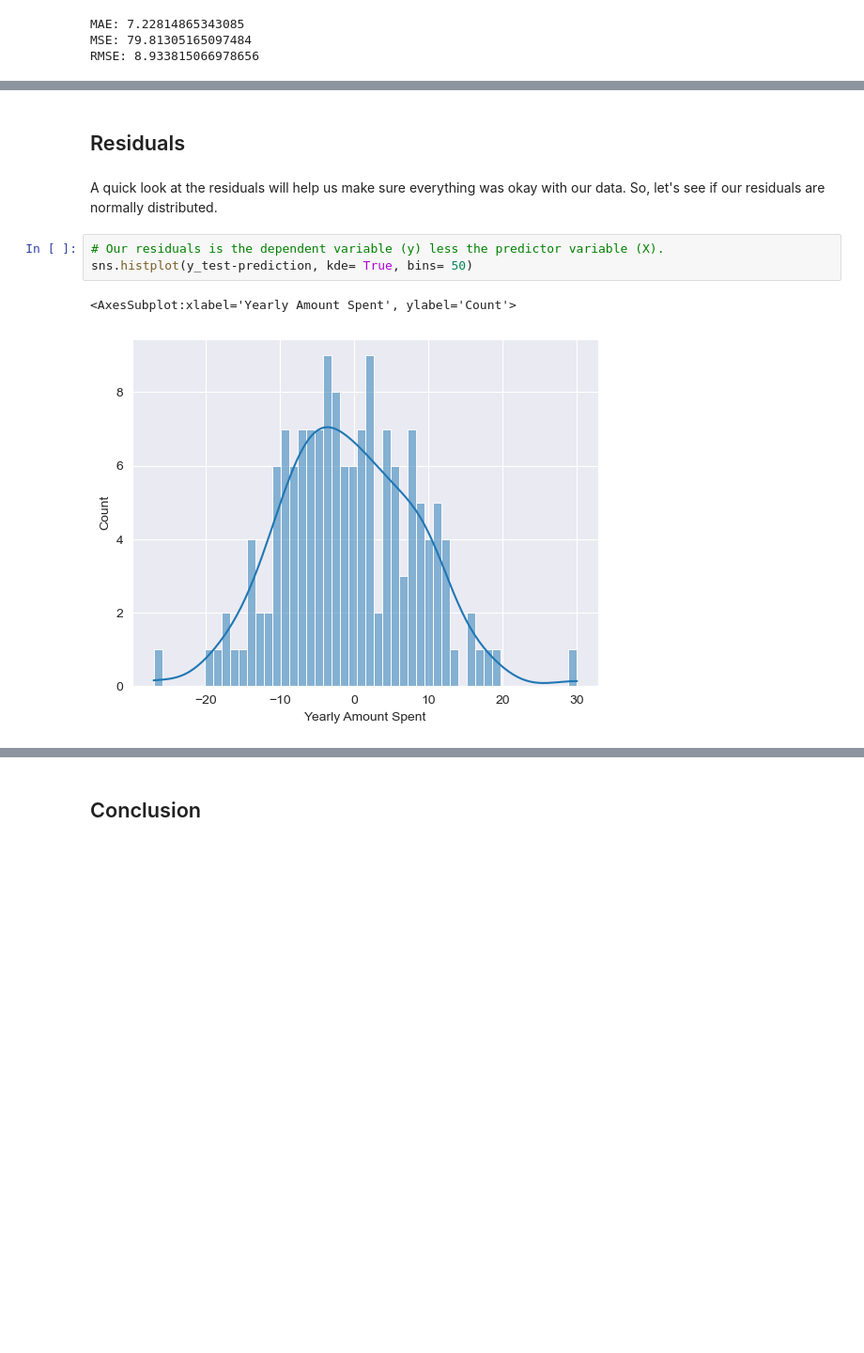
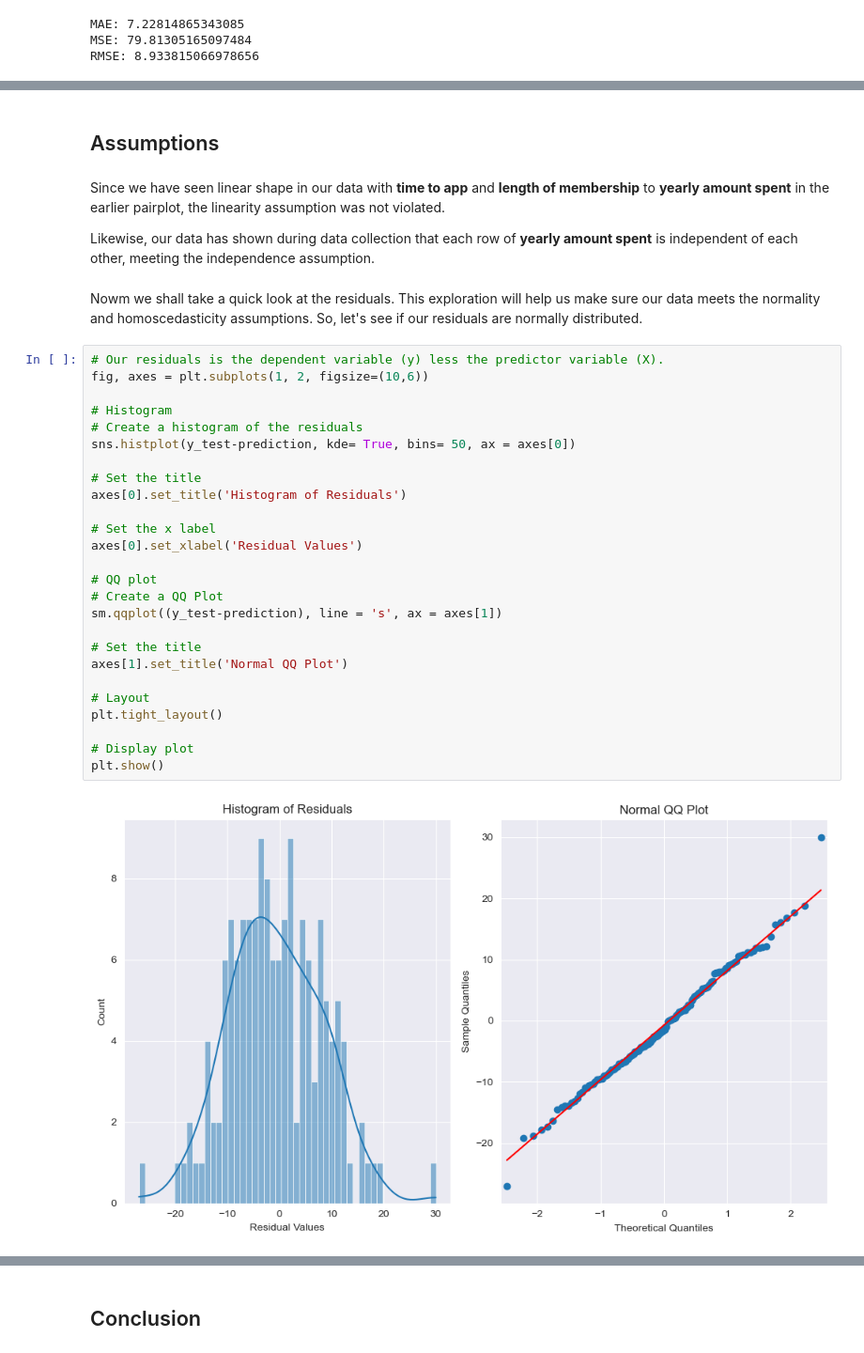
Before and after one commit to Nero103/Project-Linear-Regression-ECommerce, a Jupyter notebook: Linear Regression Project (E-Commerce).ipynb, the cells around one changed output, grey strips where cells are left out. Shown at 94% size. Drawn from its saved outputs; the diff is of its cells as text; blank space fills up the shorter version.

```diff
--- a/Linear Regression Project (E-Commerce).ipynb
+++ b/Linear Regression Project (E-Commerce).ipynb
@@ -210,10 +253,36 @@ metrics.explained_variance_score(y_test, prediction)
 # %% [markdown]
-## Residuals
+## Assumptions
+# %% [markdown]
+Since we have seen linear shape in our data with **time to app** and **length of membership** to **yearly amount spent** in the earlier pairplot, the linearity assumption was not violated.
+
+Likewise, our data has shown during data collection that each row of **yearly amount spent** is independent of each other, meeting the independence assumption.
 # %% [markdown]
-A quick look at the residuals will help us make sure everything was okay with our data. So, let's see if our residuals are normally distributed.
+Nowm we shall take a quick look at the residuals. This exploration will help us make sure our data meets the normality and homoscedasticity assumptions. So, let's see if our residuals are normally distributed.
-# %%
-# Our residuals is the dependent variable (y) less the predictor variable (X).
-sns.histplot(y_test-prediction, kde= True, bins= 50)
-# %% [output]
-<AxesSubplot:xlabel='Yearly Amount Spent', ylabel='Count'>
-[figure, removed]
+# %%
+# Our residuals is the dependent variable (y) less the predictor variable (X).
+fig, axes = plt.subplots(1, 2, figsize=(10,6))
+
+# Histogram
+# Create a histogram of the residuals
+sns.histplot(y_test-prediction, kde= True, bins= 50, ax = axes[0])
+
+# Set the title
+axes[0].set_title('Histogram of Residuals')
+
+# Set the x label
+axes[0].set_xlabel('Residual Values')
+
+# QQ plot
+# Create a QQ Plot
+sm.qqplot((y_test-prediction), line = 's', ax = axes[1])
+
+# Set the title
+axes[1].set_title('Normal QQ Plot')
+
+# Layout
+plt.tight_layout()
+
+# Display plot
+plt.show()
+# %% [output]
+[figure, added]
```
Also changed, not shown: parts of 54 cells of this notebook.
